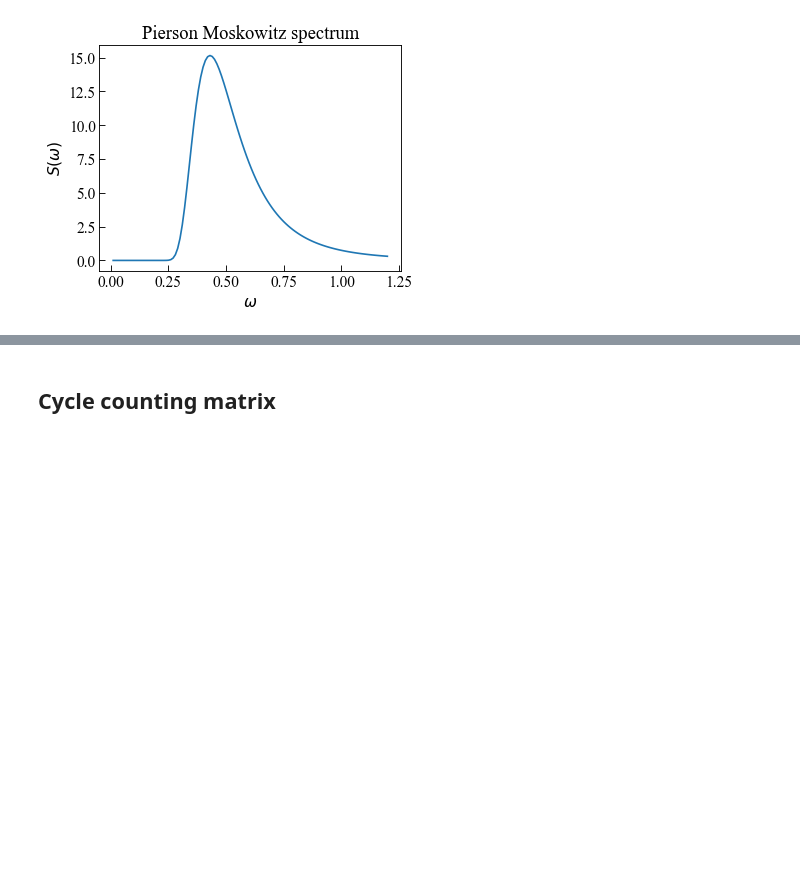
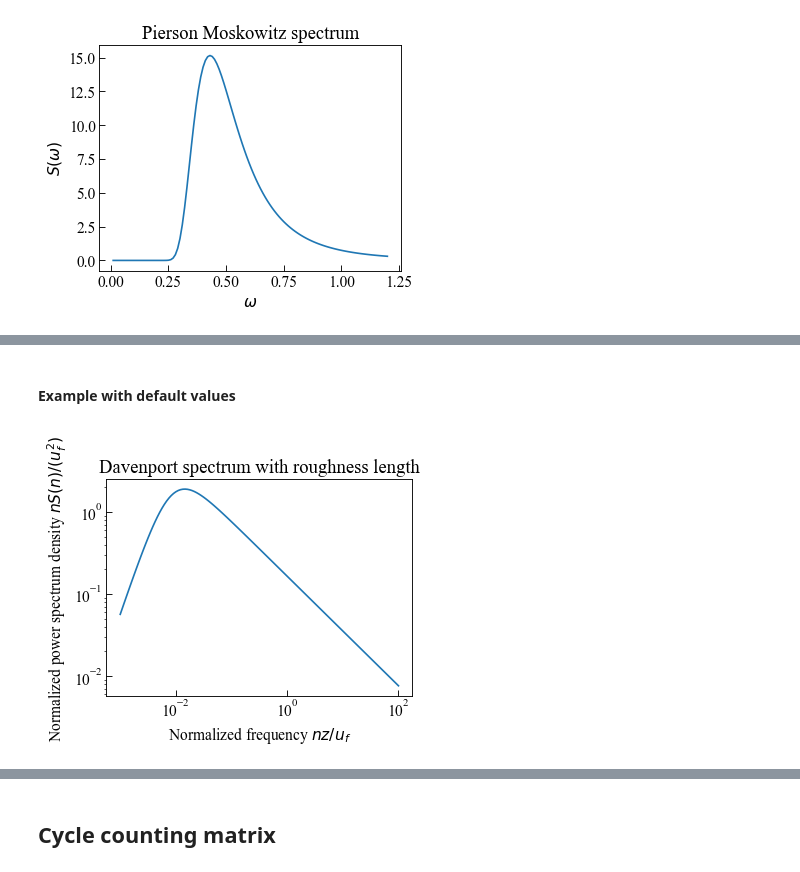
Before and after one commit to dpzhuX/ffpack, a Jupyter notebook: docs/source/load spectra and matrices.ipynb, the cells around one changed output, grey strips where cells are left out. Cells and saved outputs as stored; diff of their text form; code cells hidden in the pictures; blank space fills up the shorter version.

```diff
--- a/docs/source/load spectra and matrices.ipynb
+++ b/docs/source/load spectra and matrices.ipynb
@@ -170,0 +345,25 @@ plt.show()
+# %% [markdown]
+#### Example with default values
+# %%
+dsrnRange = [ 10**i for i in np.linspace( -3, 2, num=121 ) ]
+# %%
+uz = 10
+dsrnResults = [ davenportSpectrumWithRoughnessLength( n, uz, normalized=True ) for n in dsrnRange ]
+# %%
+fig, ax = plt.subplots()
+plt.xscale("log")
+plt.yscale("log")
+
+ax.plot( np.array( dsrnRange ),
+         np.array( dsrnResults ) )
+
+ax.tick_params(axis='x', direction="in", length=5)
+ax.tick_params(axis='y', direction="in", length=5)
+ax.set_xlabel( "Normalized frequency $nz/u_{f}$" )
+ax.set_ylabel( "Normalized power spectrum density $nS(n)/(u_{f}^{2})$" )
+ax.set_title( "Davenport spectrum with roughness length" )
+
+plt.tight_layout()
+plt.show()
+# %% [output]
+[figure, added]
```
Also changed, not shown: parts of 19 cells of this notebook.
